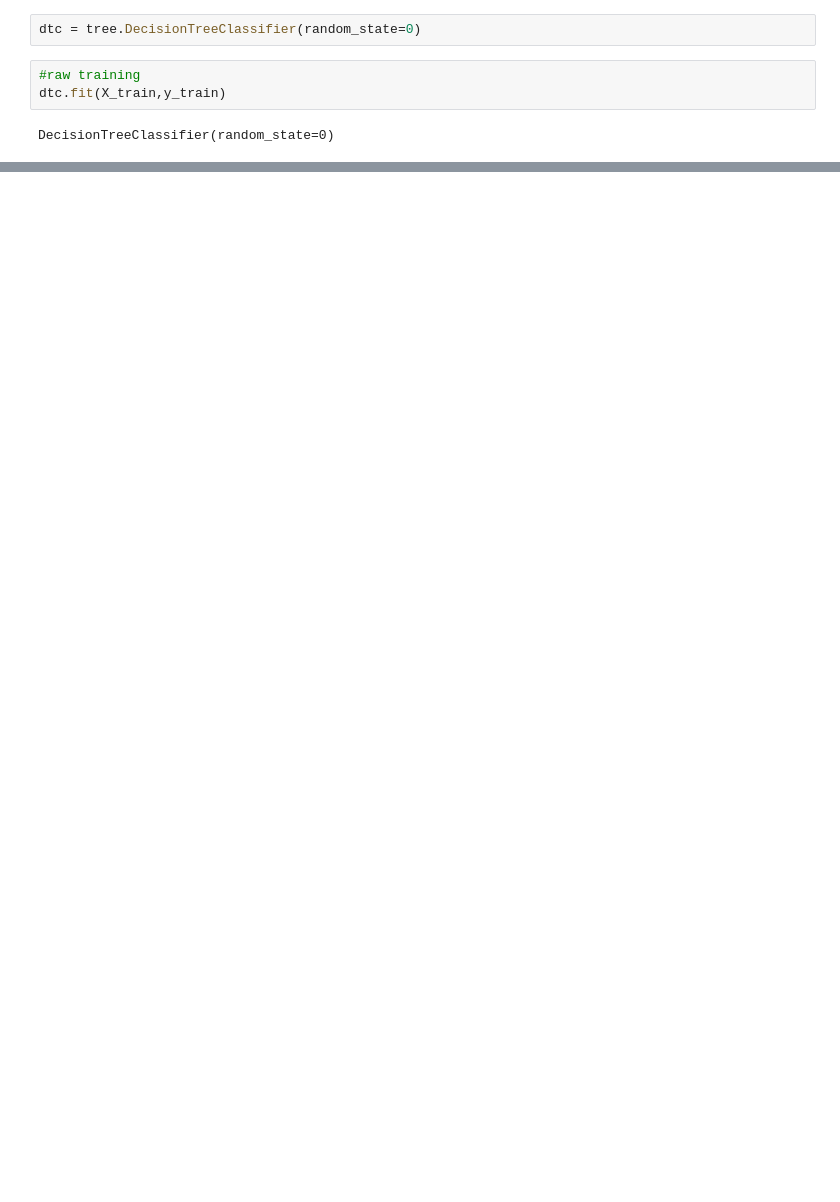
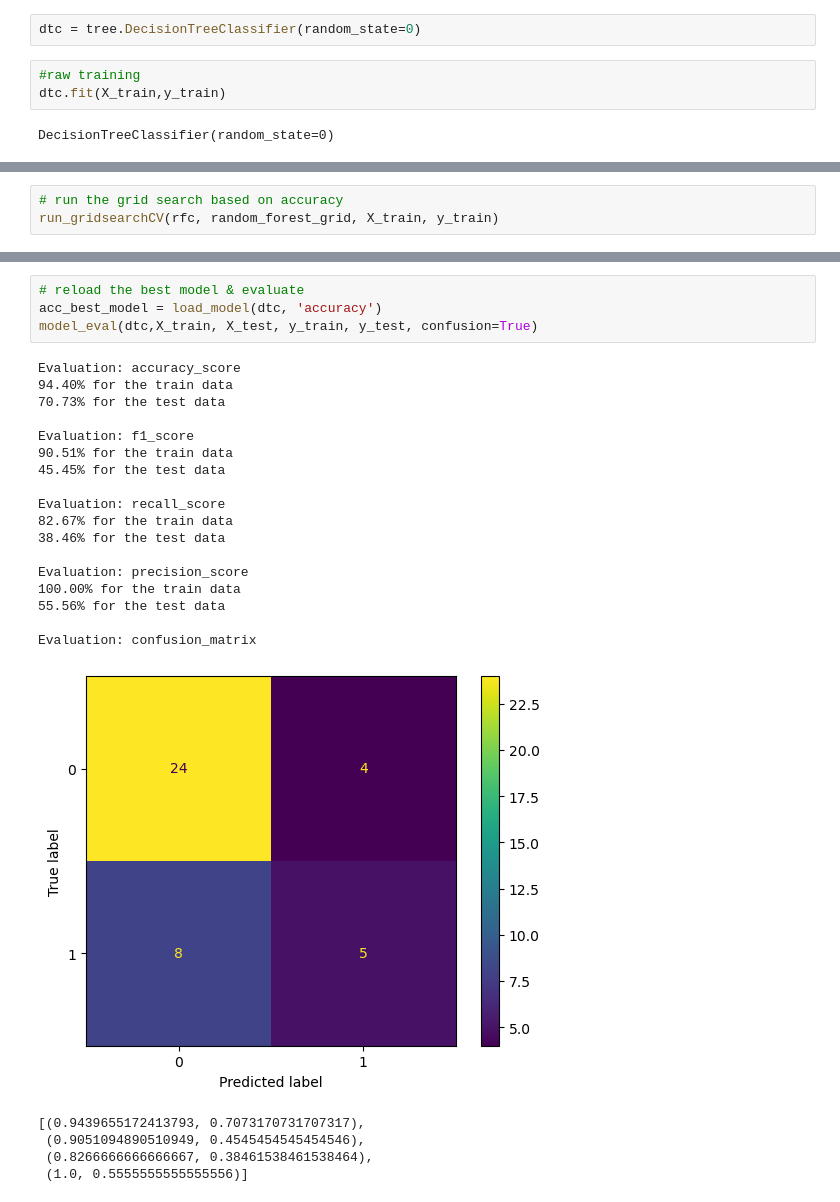
Before and after one commit to kimlindner/Type2DiabetesDetection_ML_Project, a Jupyter notebook: Tree Classifier - Random Forest.ipynb, the cells around one changed output, grey strips where cells are left out. Saved outputs shown, nothing was run; the diff lists cells and outputs as text; blank space fills up the shorter version.

```diff
--- a/Tree Classifier - Random Forest.ipynb
+++ b/Tree Classifier - Random Forest.ipynb
@@ -137,0 +260,3 @@ Evaluation: roc
+# %%
+# run the grid search based on accuracy
+run_gridsearchCV(rfc, random_forest_grid, X_train, y_train)
@@ -137,0 +281,27 @@ Evaluation: roc
+# %%
+# reload the best model & evaluate
+acc_best_model = load_model(dtc, 'accuracy')
+model_eval(dtc,X_train, X_test, y_train, y_test, confusion=True)
+# %% [output]
+Evaluation: accuracy_score
+94.40% for the train data
+70.73% for the test data
+
+Evaluation: f1_score
+90.51% for the train data
+45.45% for the test data
+
+Evaluation: recall_score
+82.67% for the train data
+38.46% for the test data
+
+Evaluation: precision_score
+100.00% for the train data
+55.56% for the test data
+
+Evaluation: confusion_matrix
+[figure, added]
+[(0.9439655172413793, 0.7073170731707317),
+ (0.9051094890510949, 0.4545454545454546),
+ (0.8266666666666667, 0.38461538461538464),
+ (1.0, 0.5555555555555556)]
```
Also changed, not shown: parts of 51 cells of this notebook.
